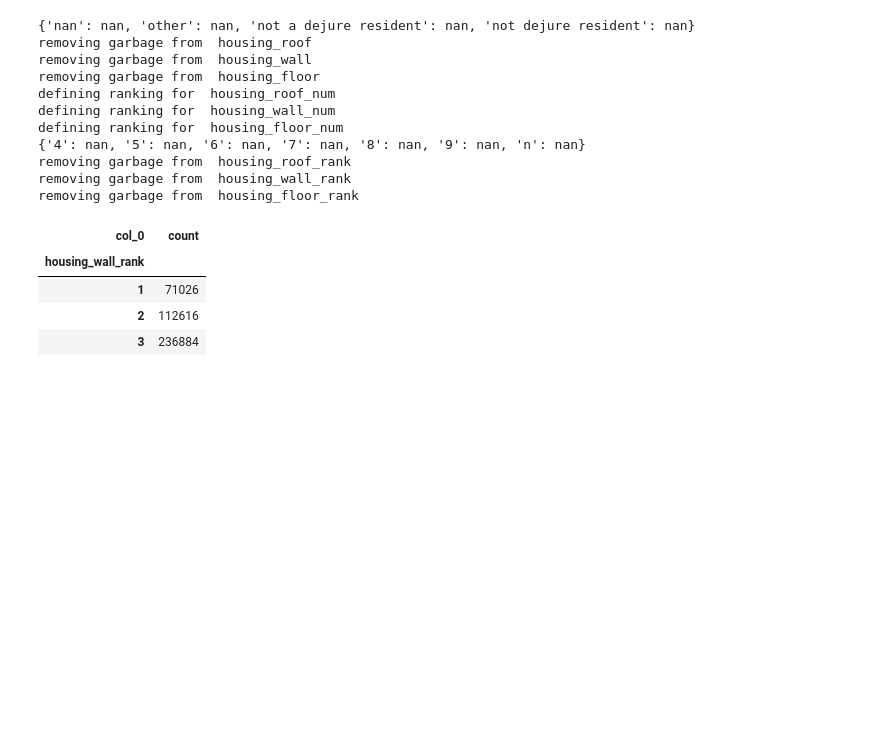
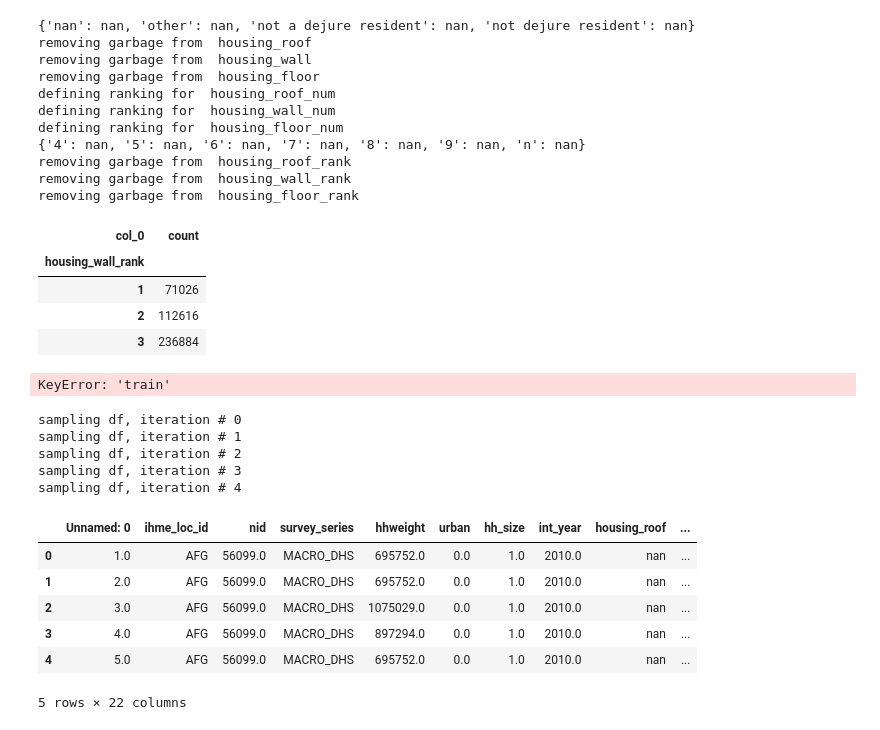
Before and after one commit to rfcai/hpc-housing-quality, a Jupyter notebook: hp_classify/sandbox.ipynb, the cells around one changed output. Drawn from its saved outputs; the diff is of its cells as text; code cells hidden in the pictures; blank space fills up the shorter version.

Commit message:
made change to cv code to note test/training dataset via train variable

```diff
--- a/hp_classify/sandbox.ipynb
+++ b/hp_classify/sandbox.ipynb
@@ -78,9 +85,27 @@ def extract_ranking(df, vars_to_clean):
     #output a clean dataset
     return df_out
 # %%
-pd.crosstab(df_clean['housing_floor'], columns='count')
+pd.crosstab(train_list[1]['train'], columns='count')
+# %% [output]
+KeyError: 'train'
 # %%
-train_list = cv.cv_censor_col(df, 'housing_roof_num', .2, 'N', 5)
+train_list = cv.cv_censor_col(df_clean, 'housing_roof_rank', .2, 'N', 5)
+# %% [output]
+sampling df, iteration # 0
+sampling df, iteration # 1
+sampling df, iteration # 2
+sampling df, iteration # 3
+sampling df, iteration # 4
+# %%
+train_list[1].head(5)
+# %% [output]
+|  | Unnamed: 0 | ihme_loc_id | nid | survey_series | hhweight | urban | hh_size | int_year | housing_roof | ... |
+| 0 | 1.0 | AFG | 56099.0 | MACRO_DHS | 695752.0 | 0.0 | 1.0 | 2010.0 | nan | ... |
+| 1 | 2.0 | AFG | 56099.0 | MACRO_DHS | 695752.0 | 0.0 | 1.0 | 2010.0 | nan | ... |
+| 2 | 3.0 | AFG | 56099.0 | MACRO_DHS | 1075029.0 | 0.0 | 1.0 | 2010.0 | nan | ... |
+| 3 | 4.0 | AFG | 56099.0 | MACRO_DHS | 897294.0 | 0.0 | 1.0 | 2010.0 | nan | ... |
+| 4 | 5.0 | AFG | 56099.0 | MACRO_DHS | 695752.0 | 0.0 | 1.0 | 2010.0 | nan | ... |
+5 rows × 22 columns
 # %%
 #look at output datset
 df.head(5)
```
Also changed, not shown: parts of 4 cells of this notebook, 1 other file.
